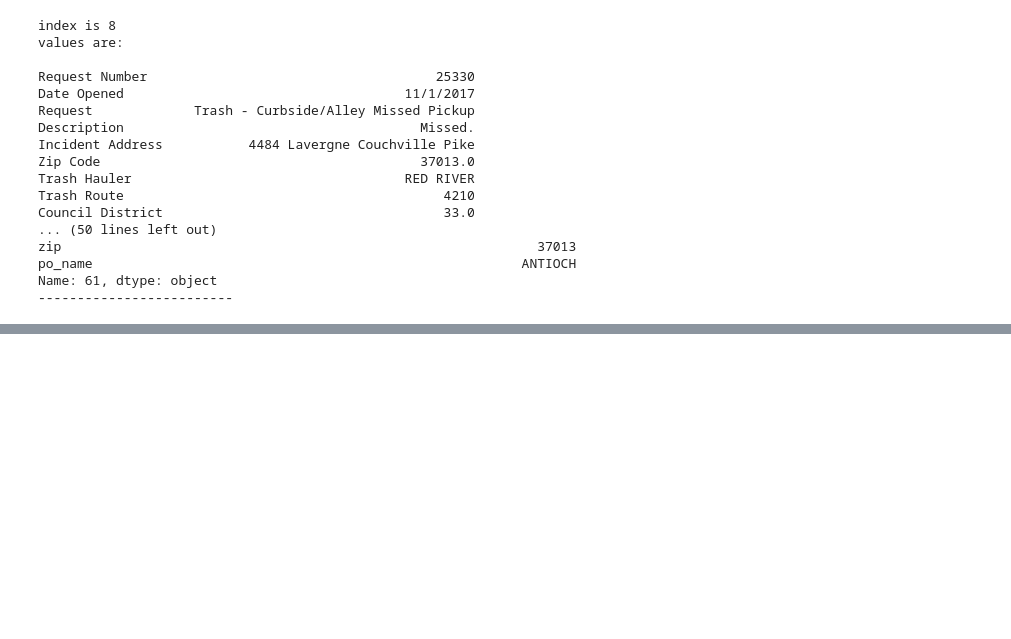
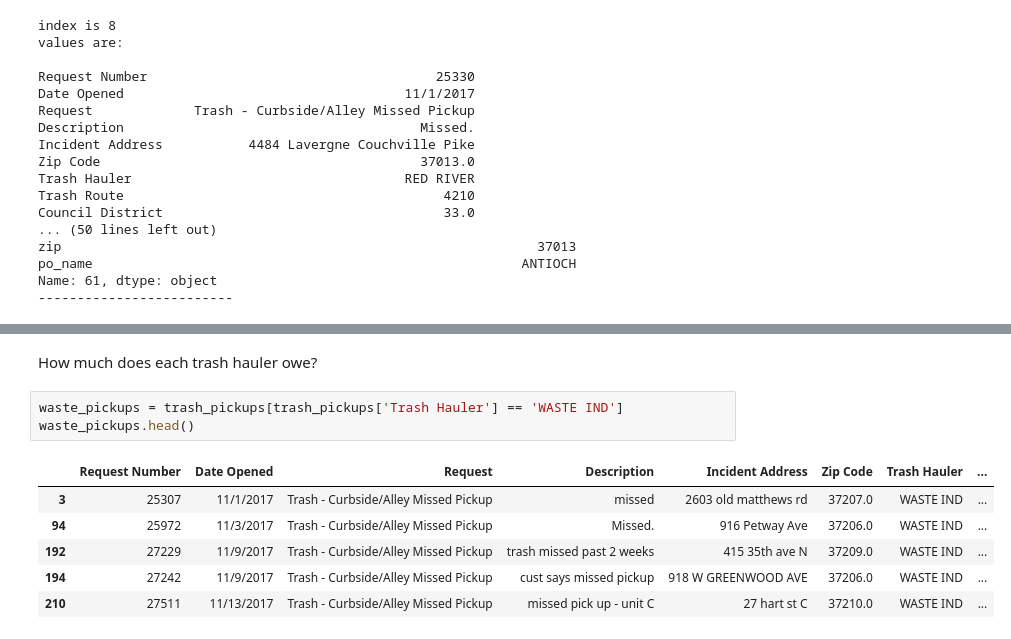
Before and after one commit to NSS-Data-Analytics-Cohort-14/trash-pickups-v2-Djmayfield-alt, a Jupyter notebook: notebooks/Dillon_Trash_pickups.ipynb, the cells around one changed output, grey strips where cells are left out. Cells and saved outputs as stored; diff of their text form; blank space fills up the shorter version.

```diff
--- a/notebooks/Dillon_Trash_pickups.ipynb
+++ b/notebooks/Dillon_Trash_pickups.ipynb
@@ -407,0 +420,12 @@ map_37013
+# %% [markdown]
+How much does each trash hauler owe?
+# %%
+waste_pickups = trash_pickups[trash_pickups['Trash Hauler'] == 'WASTE IND']
+waste_pickups.head()
+# %% [output]
+|  | Request Number | Date Opened | Request | Description | Incident Address | Zip Code | Trash Hauler | ... |
+| 3 | 25307 | 11/1/2017 | Trash - Curbside/Alley Missed Pickup | missed | 2603 old matthews rd | 37207.0 | WASTE IND | ... |
+| 94 | 25972 | 11/3/2017 | Trash - Curbside/Alley Missed Pickup | Missed. | 916 Petway Ave | 37206.0 | WASTE IND | ... |
+| 192 | 27229 | 11/9/2017 | Trash - Curbside/Alley Missed Pickup | trash missed past 2 weeks | 415 35th ave N | 37209.0 | WASTE IND | ... |
+| 194 | 27242 | 11/9/2017 | Trash - Curbside/Alley Missed Pickup | cust says missed pickup | 918 W GREENWOOD AVE | 37206.0 | WASTE IND | ... |
+| 210 | 27511 | 11/13/2017 | Trash - Curbside/Alley Missed Pickup | missed pick up - unit C | 27 hart st C | 37210.0 | WASTE IND | ... |
```
Also changed, not shown: parts of 12 cells of this notebook.
